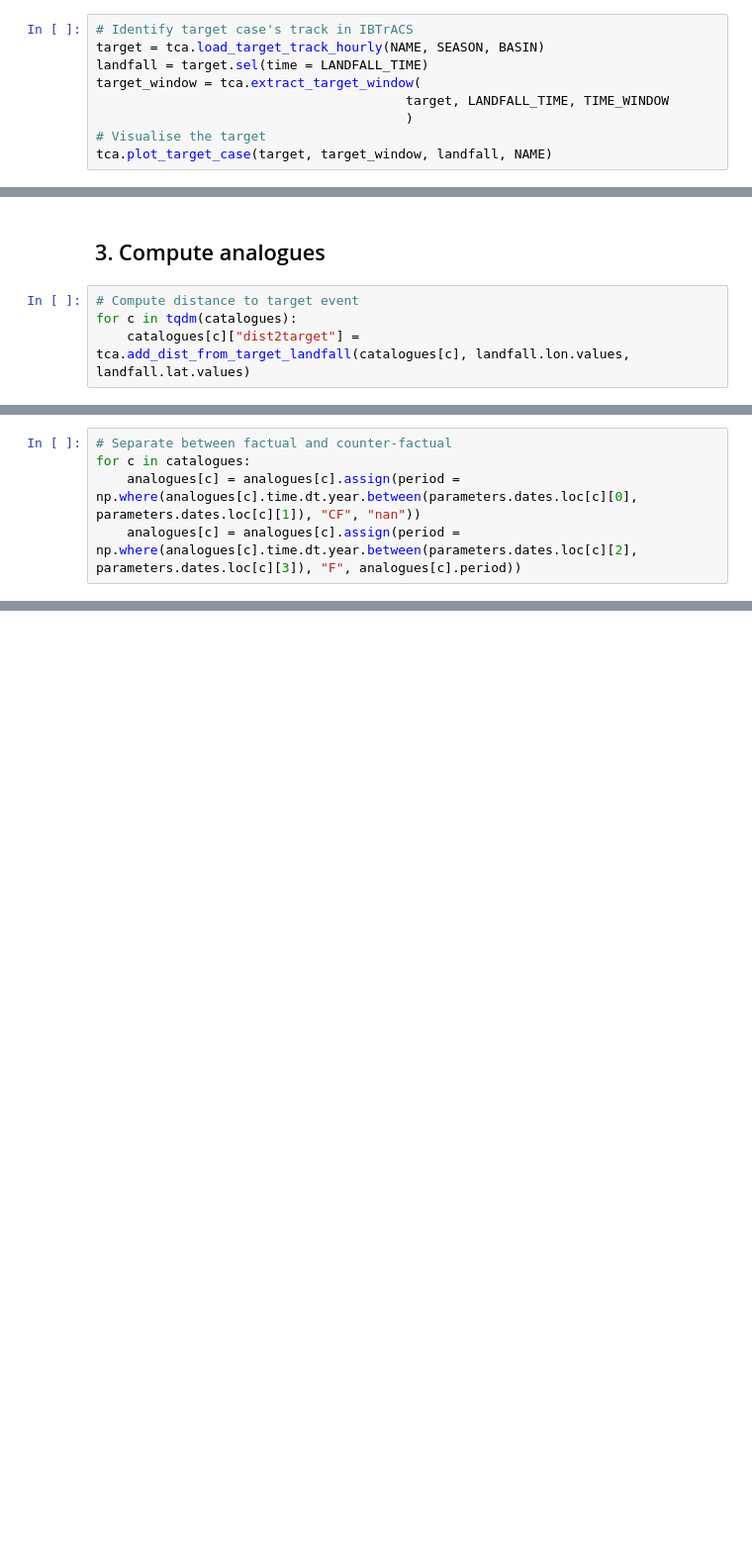
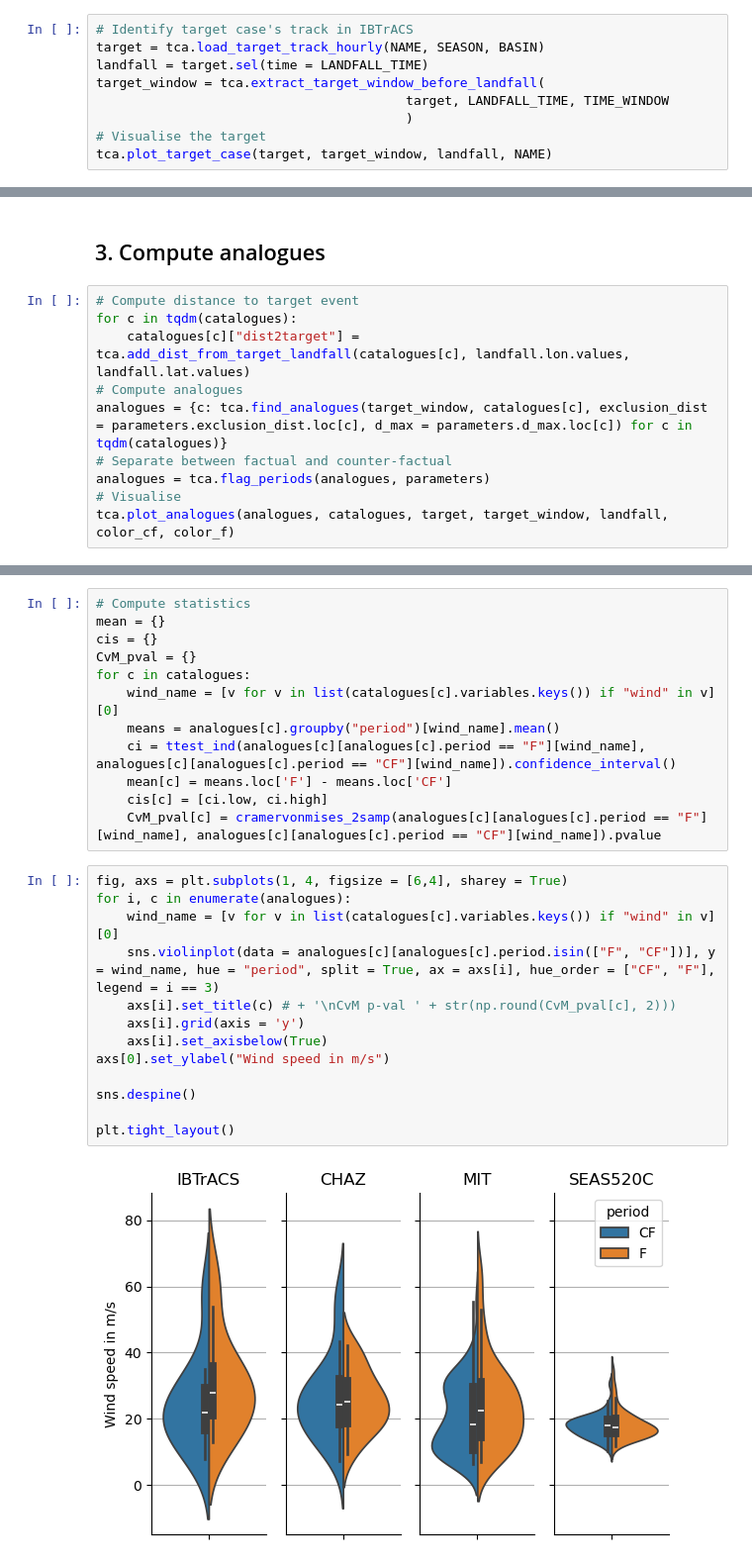
Before and after one commit to stella-bourdin/tc-track-analogues, a Jupyter notebook: notebooks/workflow.ipynb, the cells around one changed output, grey strips where cells are left out. Shown at 99% size. Drawn from its saved outputs; the diff is of its cells as text; blank space fills up the shorter version.

Commit message:
Improve analogues module

```diff
--- a/notebooks/workflow.ipynb
+++ b/notebooks/workflow.ipynb
@@ -34,7 +34,7 @@ TIME_WINDOW = 24 # in hours
 # Identify target case's track in IBTrACS
 target = tca.load_target_track_hourly(NAME, SEASON, BASIN)
 landfall = target.sel(time = LANDFALL_TIME)
-target_window = tca.extract_target_window(
+target_window = tca.extract_target_window_before_landfall(
                                         target, LANDFALL_TIME, TIME_WINDOW
                                         )
 # Visualise the target
@@ -76,3 +76,9 @@ parameters = pd.DataFrame({
 # Compute distance to target event
 for c in tqdm(catalogues):
     catalogues[c]["dist2target"] = tca.add_dist_from_target_landfall(catalogues[c], landfall.lon.values, landfall.lat.values)
+# Compute analogues
+analogues = {c: tca.find_analogues(target_window, catalogues[c], exclusion_dist = parameters.exclusion_dist.loc[c], d_max = parameters.d_max.loc[c]) for c in tqdm(catalogues)}
+# Separate between factual and counter-factual
+analogues = tca.flag_periods(analogues, parameters)
+# Visualise
+tca.plot_analogues(analogues, catalogues, target, target_window, landfall, color_cf, color_f)
@@ -82,5 +86,0 @@ analogues = {c: tca.find_analogues(target_window, catalogues[c], exclusion_dist
-# %%
-# Separate between factual and counter-factual
-for c in catalogues:
-    analogues[c] = analogues[c].assign(period = np.where(analogues[c].time.dt.year.between(parameters.dates.loc[c][0], parameters.dates.loc[c][1]), "CF", "nan"))
-    analogues[c] = analogues[c].assign(period = np.where(analogues[c].time.dt.year.between(parameters.dates.loc[c][2], parameters.dates.loc[c][3]), "F", analogues[c].period))
@@ -116,0 +89,27 @@ for j, c in enumerate(catalogues):
+# %%
+# Compute statistics
+mean = {}
+cis = {}
+CvM_pval = {}
+for c in catalogues:
+    wind_name = [v for v in list(catalogues[c].variables.keys()) if "wind" in v][0]
+    means = analogues[c].groupby("period")[wind_name].mean()
+    ci = ttest_ind(analogues[c][analogues[c].period == "F"][wind_name], analogues[c][analogues[c].period == "CF"][wind_name]).confidence_interval()
+    mean[c] = means.loc['F'] - means.loc['CF']
+    cis[c] = [ci.low, ci.high]
+    CvM_pval[c] = cramervonmises_2samp(analogues[c][analogues[c].period == "F"][wind_name], analogues[c][analogues[c].period == "CF"][wind_name]).pvalue
+# %%
+fig, axs = plt.subplots(1, 4, figsize = [6,4], sharey = True)
+for i, c in enumerate(analogues):
+    wind_name = [v for v in list(catalogues[c].variables.keys()) if "wind" in v][0]
+    sns.violinplot(data = analogues[c][analogues[c].period.isin(["F", "CF"])], y = wind_name, hue = "period", split = True, ax = axs[i], hue_order = ["CF", "F"], legend = i == 3)
+    axs[i].set_title(c) # + '\nCvM p-val ' + str(np.round(CvM_pval[c], 2)))
+    axs[i].grid(axis = 'y')
+    axs[i].set_axisbelow(True)
+axs[0].set_ylabel("Wind speed in m/s")
+
+sns.despine()
+
+plt.tight_layout()
+# %% [output]
+[figure, added]
```
Also changed, not shown: parts of 7 cells of this notebook, 1 other file.
